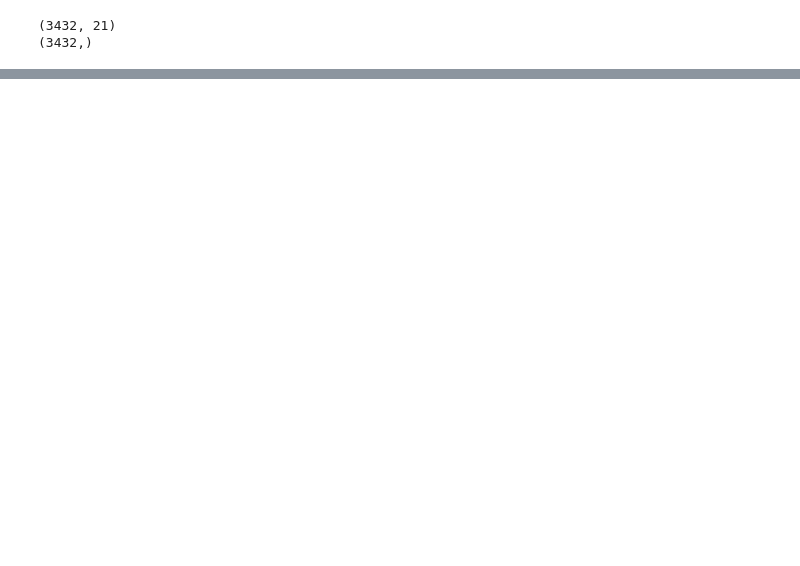
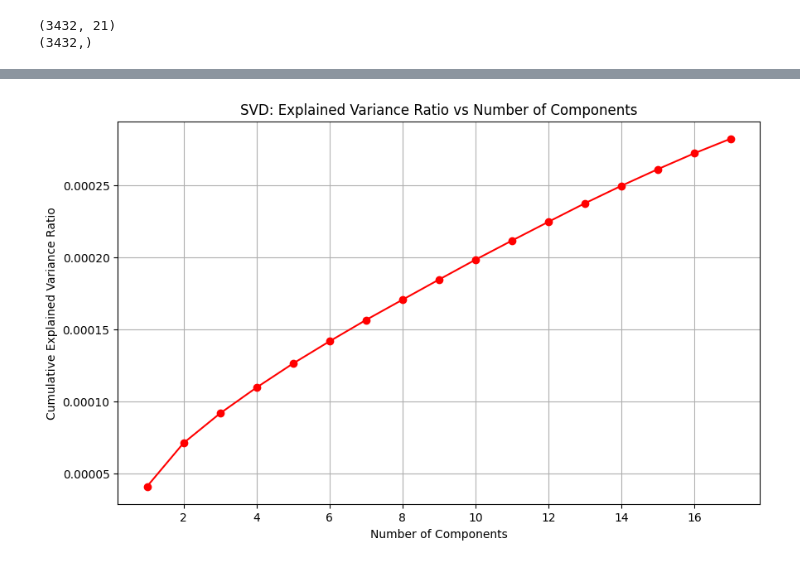
Before and after one commit to naifqarni/credit_card_fraud_detection, a Jupyter notebook: project_notbook.ipynb, the cells around one changed output, grey strips where cells are left out. Drawn from its saved outputs; the diff is of its cells as text; code cells hidden in the pictures; blank space fills up the shorter version.

```diff
--- a/project_notbook.ipynb
+++ b/project_notbook.ipynb
@@ -587,0 +682,80 @@ Epoch 100, Val Loss: 0.4392, Val Acc: 87.21%
+# %%
+# Implement SVD from scratch
+class SVD:
+    def __init__(self, n_components):
+        self.n_components = n_components
+        self.U = None
+        self.singular_values = None
+        self.V = None
+        self.mean = None
+
+    def fit(self, X):
+        # Center the data
+        self.mean = np.mean(X, axis=0)
+        X_centered = X - self.mean
+
+        # Calculate covariance matrix
+        cov_matrix = np.dot(X_centered.T, X_centered) / (X_centered.shape[0] - 1)
+
+        # Get eigenvalues and eigenvectors
+        eigenvalues, eigenvectors = np.linalg.eigh(cov_matrix)
+
+        # Sort eigenvalues and eigenvectors in descending order
+        idx = eigenvalues.argsort()[::-1]
+        eigenvalues = eigenvalues[idx]
+        eigenvectors = eigenvectors[:, idx]
+
+        # Calculate singular values
+        self.singular_values = np.sqrt(eigenvalues[:self.n_components])
+
+        # Calculate U matrix
+        self.U = np.dot(X_centered, eigenvectors) / np.sqrt(eigenvalues)
+        self.U = self.U[:, :self.n_components]
+
+        # Keep only k components of V
+        self.V = eigenvectors[:, :self.n_components]
+
+        return self
+
+    def transform(self, X):
+        # Center the data using mean from fit
+        X_centered = X - self.mean
+
+        # Transform data
+        X_reduced = np.dot(X_centered, self.V)
+
+        return X_reduced
+
+    def fit_transform(self, X):
+        self.fit(X)
+        return self.transform(X)
+
+# Apply SVD reduction
+svd = SVD(n_components=k)
+X_train_svd = svd.fit_transform(X_train)
+X_test_svd = svd.transform(X_test)
+
+# Calculate explained variance ratio for SVD
+explained_variance_svd = (svd.singular_values ** 2) / (len(X_train) - 1)
+total_variance_svd = np.sum(np.var(X_train - svd.mean, axis=0))
+explained_variance_ratio_svd = explained_variance_svd / total_variance_svd
+
+plt.figure(figsize=(10, 6))
+plt.plot(range(1, k + 1), np.cumsum(explained_variance_ratio_svd), 'ro-')
+plt.xlabel('Number of Components')
+plt.ylabel('Cumulative Explained Variance Ratio')
+plt.title('SVD: Explained Variance Ratio vs Number of Components')
+plt.grid(True)
+plt.show()
+
+print("\nSVD Results:")
+print(f"Original feature dimension: {X_train.shape[1]}")
+print(f"Reduced feature dimension: {X_train_svd.shape[1]}")
+print(f"Total explained variance ratio: {np.sum(explained_variance_ratio_svd):.4f}")
+
+# Compare with PCA results
+print("\nComparison of reduced dimensions:")
+print(f"SVD shape: {X_train_svd.shape}")
+print(f"PCA shape: {X_train.shape}")
+# %% [output]
+[figure, added]
```
Also changed, not shown: parts of 7 cells of this notebook.
